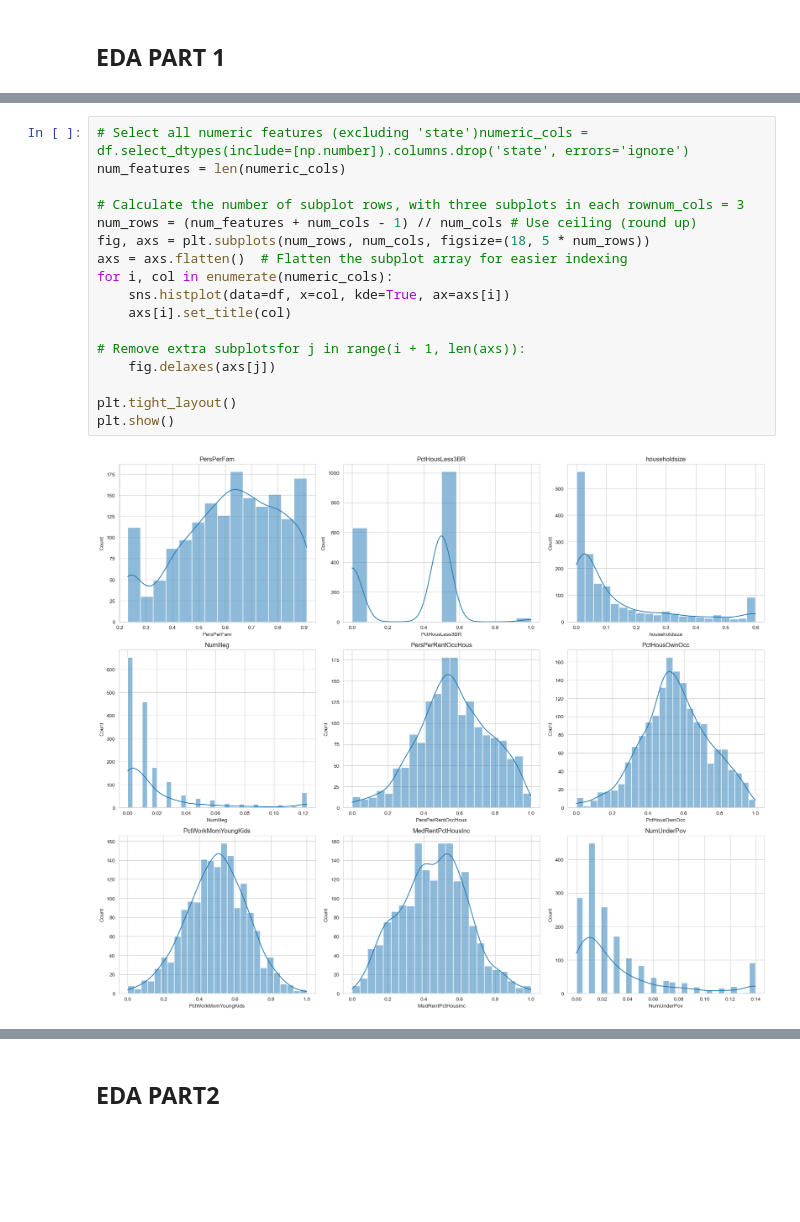
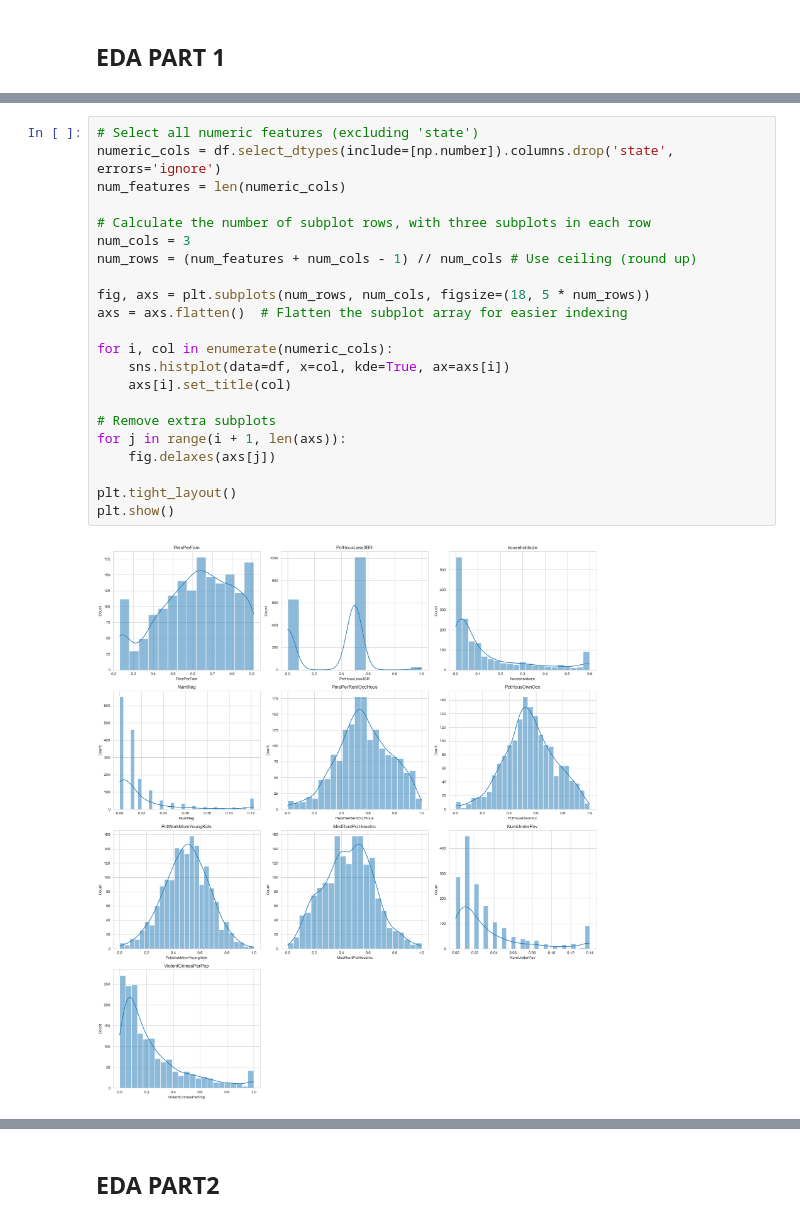
Before and after one commit to LuckyJH2024/5243_project1-Team4, a Jupyter notebook: Full_code_V1.ipynb, the cells around one changed output, grey strips where cells are left out. Drawn from its saved outputs; the diff is of its cells as text; blank space fills up the shorter version.

```diff
--- a/Full_code_V1.ipynb
+++ b/Full_code_V1.ipynb
@@ -610,21 +606,26 @@ max             1.000000     0.139762
 # %%
-# Select all numeric features (excluding 'state')numeric_cols = df.select_dtypes(include=[np.number]).columns.drop('state', errors='ignore')
+# Select all numeric features (excluding 'state')
+numeric_cols = df.select_dtypes(include=[np.number]).columns.drop('state', errors='ignore')
 num_features = len(numeric_cols)
 
-# Calculate the number of subplot rows, with three subplots in each rownum_cols = 3
+# Calculate the number of subplot rows, with three subplots in each row
+num_cols = 3
 num_rows = (num_features + num_cols - 1) // num_cols # Use ceiling (round up)
+
 fig, axs = plt.subplots(num_rows, num_cols, figsize=(18, 5 * num_rows))
 axs = axs.flatten()  # Flatten the subplot array for easier indexing
+
 for i, col in enumerate(numeric_cols):
     sns.histplot(data=df, x=col, kde=True, ax=axs[i])
     axs[i].set_title(col)
 
-# Remove extra subplotsfor j in range(i + 1, len(axs)):
+# Remove extra subplots
+for j in range(i + 1, len(axs)):
     fig.delaxes(axs[j])
 
 plt.tight_layout()
 plt.show()
 # %% [output]
-[figure, old version]
+[figure, new version]
 # %%
 # KDE Plots (3 per row)
```
Also changed, not shown: parts of 24 cells of this notebook, 3 other files.
